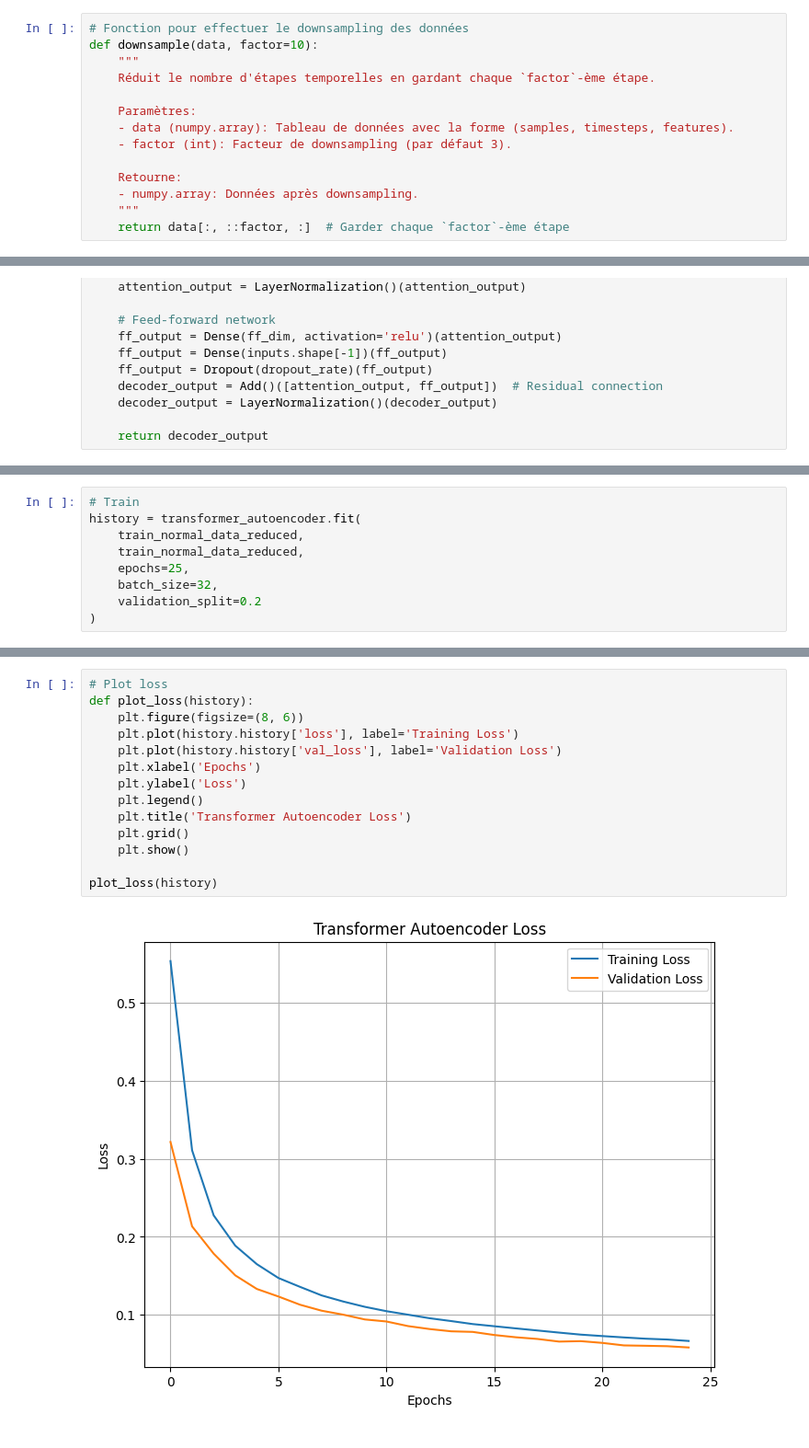
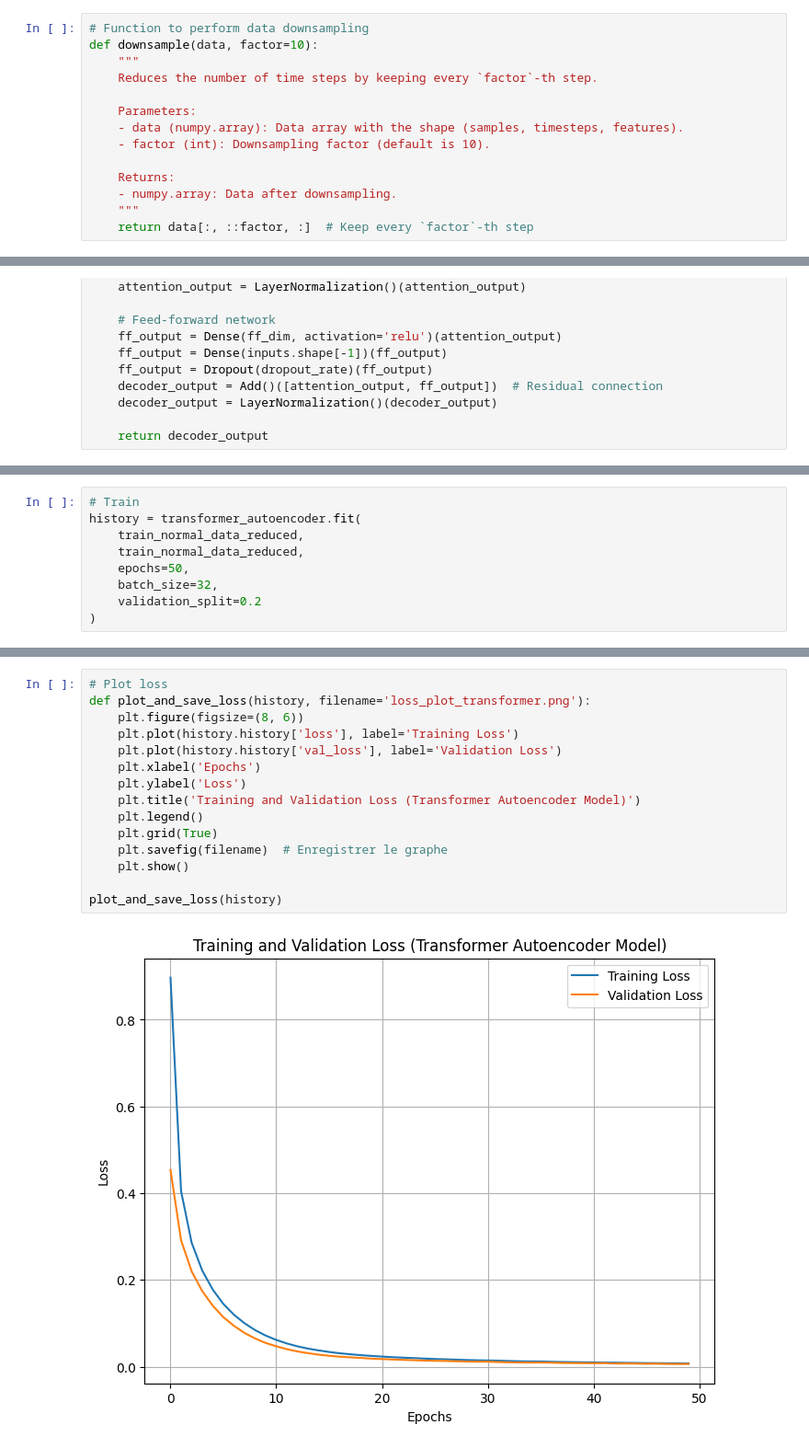
Before and after one commit to NaUl51/Projet-RI-5A, a Jupyter notebook: DETECTION_ANOMALIES.ipynb, the cells around one changed output, grey strips where cells are left out. Shown at 92% size. Saved outputs shown, nothing was run; the diff lists cells and outputs as text.

```diff
--- a/DETECTION_ANOMALIES.ipynb
+++ b/DETECTION_ANOMALIES.ipynb
@@ -274,17 +273,17 @@ plt.show()
 # %% [output]
 [figure]
 # %%
-# Fonction pour effectuer le downsampling des données
+# Function to perform data downsampling
 def downsample(data, factor=10):
     """
-    Réduit le nombre d'étapes temporelles en gardant chaque `factor`-ème étape.
+    Reduces the number of time steps by keeping every `factor`-th step.
 
-    Paramètres:
-    - data (numpy.array): Tableau de données avec la forme (samples, timesteps, features).
-    - factor (int): Facteur de downsampling (par défaut 3).
+    Parameters:
+    - data (numpy.array): Data array with the shape (samples, timesteps, features).
+    - factor (int): Downsampling factor (default is 10).
 
-    Retourne:
-    - numpy.array: Données après downsampling.
+    Returns:
+    - numpy.array: Data after downsampling.
     """
-    return data[:, ::factor, :]  # Garder chaque `factor`-ème étape
+    return data[:, ::factor, :]  # Keep every `factor`-th step
 # %%
@@ -936,7 +892,7 @@ ________________________________________________________________________________
 history = transformer_autoencoder.fit(
     train_normal_data_reduced,
     train_normal_data_reduced,
-    epochs=25,
+    epochs=50,
     batch_size=32,
     validation_split=0.2
 )
@@ -961,16 +917,17 @@ Epoch 25/25
 # %%
 # Plot loss
-def plot_loss(history):
+def plot_and_save_loss(history, filename='loss_plot_transformer.png'):
     plt.figure(figsize=(8, 6))
     plt.plot(history.history['loss'], label='Training Loss')
     plt.plot(history.history['val_loss'], label='Validation Loss')
     plt.xlabel('Epochs')
     plt.ylabel('Loss')
+    plt.title('Training and Validation Loss (Transformer Autoencoder Model)')
     plt.legend()
-    plt.title('Transformer Autoencoder Loss')
-    plt.grid()
+    plt.grid(True)
+    plt.savefig(filename)  # Enregistrer le graphe
     plt.show()
 
-plot_loss(history)
+plot_and_save_loss(history)
 # %% [output]
-[figure, old version]
+[figure, new version]
```
Also changed, not shown: parts of 57 cells of this notebook, 12 other files.
